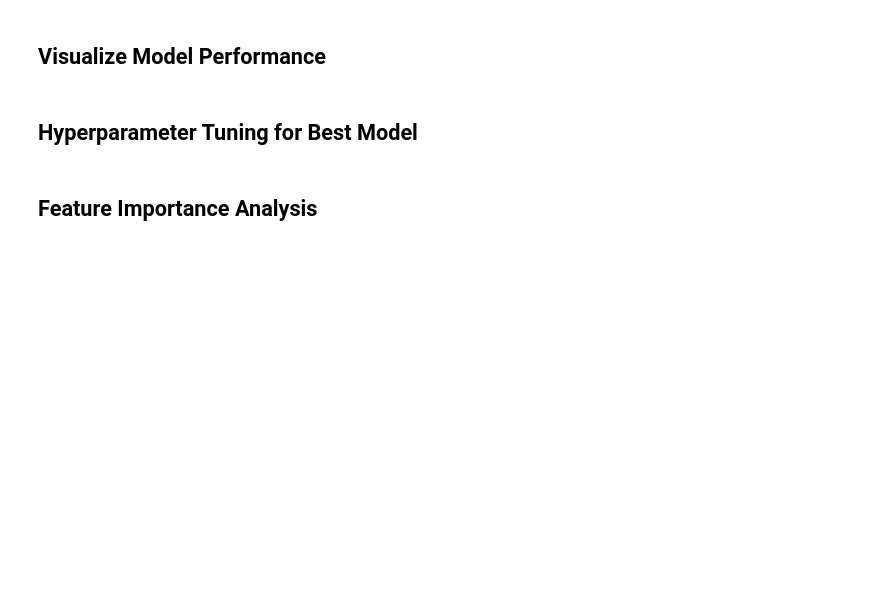
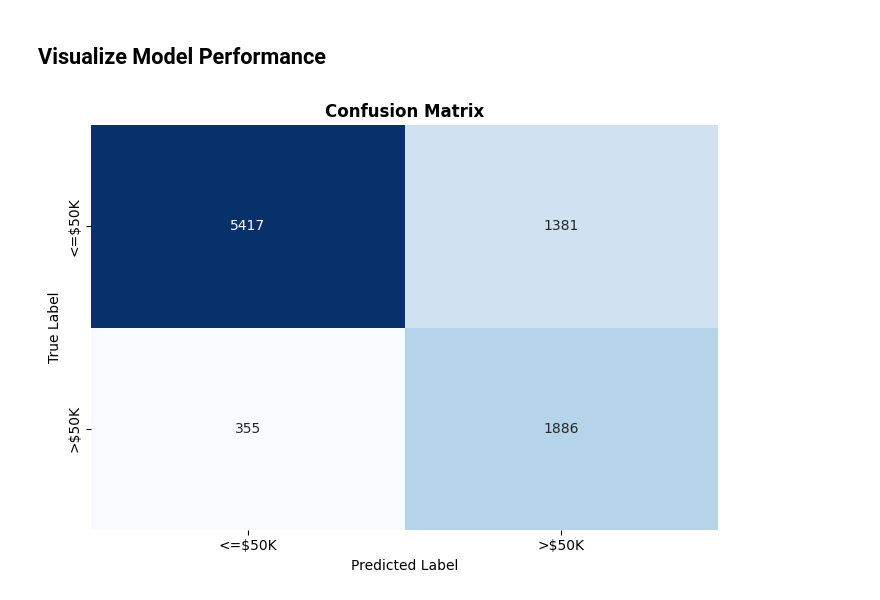
Before and after one commit to VisaHuy/Salary-Prediction-Project, a Jupyter notebook: notebooks/05_model_training.ipynb, the cells around one changed output. Cells and saved outputs as stored; diff of their text form; code cells hidden in the pictures; blank space fills up the shorter version.

```diff
--- a/notebooks/05_model_training.ipynb
+++ b/notebooks/05_model_training.ipynb
@@ -103,0 +40,5 @@ else:
+# %%
+target_col = 'income_target'
+
+X = df.drop(columns=[target_col])
+y = df[target_col]
@@ -146,3 +81,9 @@ print(f"Total models: {len(models)}")
+# %%
+model = LogisticRegression(
+    class_weight='balanced',
+    random_state=42,
+    max_iter=1000
+)
 # %% [markdown]
 ## Cross-Validation Training and Evaluation
 # %%
@@ -235,0 +114,16 @@ print(f"   Test AUC: {results_df.iloc[0]['Test_AUC']:.4f}")
+# %%
+# Requested and supporting metrics
+test_accuracy = accuracy_score(y_test, y_pred)
+test_precision = precision_score(y_test, y_pred)
+test_recall = recall_score(y_test, y_pred)
+test_f1 = f1_score(y_test, y_pred)
+test_auc = roc_auc_score(y_test, y_pred_proba)
+cm = confusion_matrix(y_test, y_pred)
+
+print(f'CV Accuracy: {cv_scores.mean():.4f} +- {cv_scores.std():.4f}')
+print(f'CV AUC: {cv_auc.mean():.4f} +- {cv_auc.std():.4f}')
+print(f'Test Accuracy: {test_accuracy:.4f}')
+print(f'Test Precision: {test_precision:.4f}')
+print(f'Test Recall: {test_recall:.4f}')
+print(f'Test F1: {test_f1:.4f}')
+print(f'Test AUC: {test_auc:.4f}')
@@ -269,2 +139,0 @@ plt.show()
-# %% [markdown]
-## Hyperparameter Tuning for Best Model
@@ -342,2 +139,0 @@ else:
-# %% [markdown]
-## Feature Importance Analysis
@@ -392,0 +140,19 @@ else:
+# %%
+# 1) Confusion matrix heatmap
+plt.figure(figsize=(7, 5))
+sns.heatmap(
+    cm,
+    annot=True,
+    fmt='d',
+    cmap='Blues',
+    cbar=False,
+    xticklabels=['<=$50K', '>$50K'],
+    yticklabels=['<=$50K', '>$50K'],
+)
+plt.title('Confusion Matrix', fontweight='bold')
+plt.xlabel('Predicted Label')
+plt.ylabel('True Label')
+plt.tight_layout()
+plt.show()
+# %% [output]
+[figure, added]
```
Also changed, not shown: parts of 26 cells of this notebook, 12 other files.
